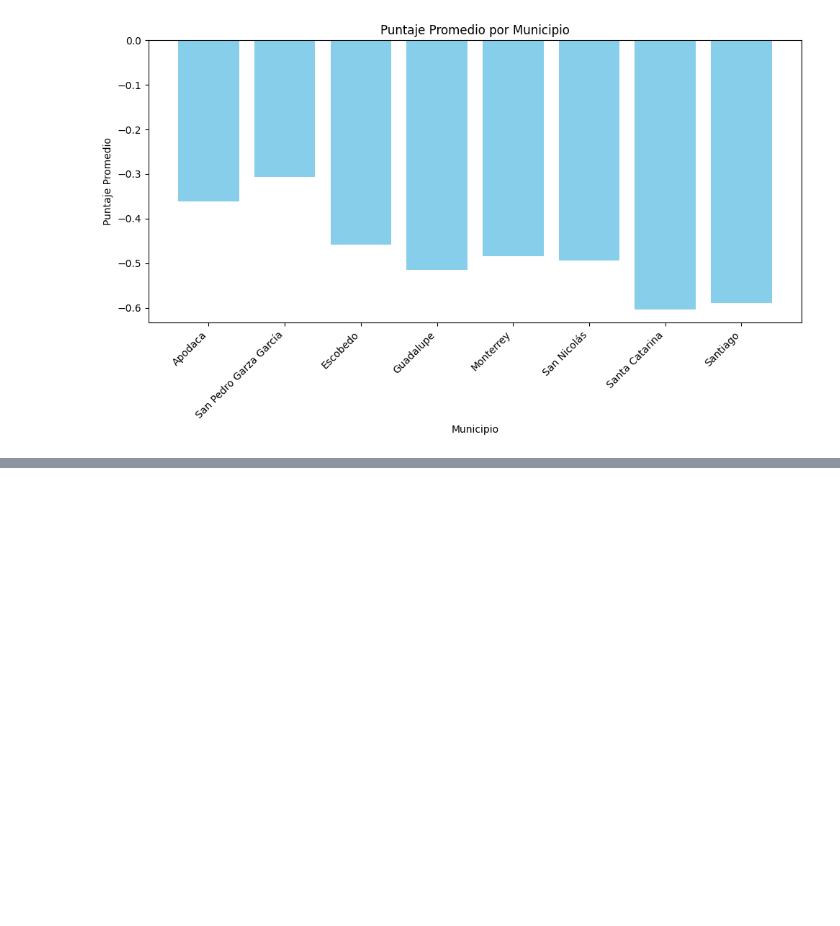
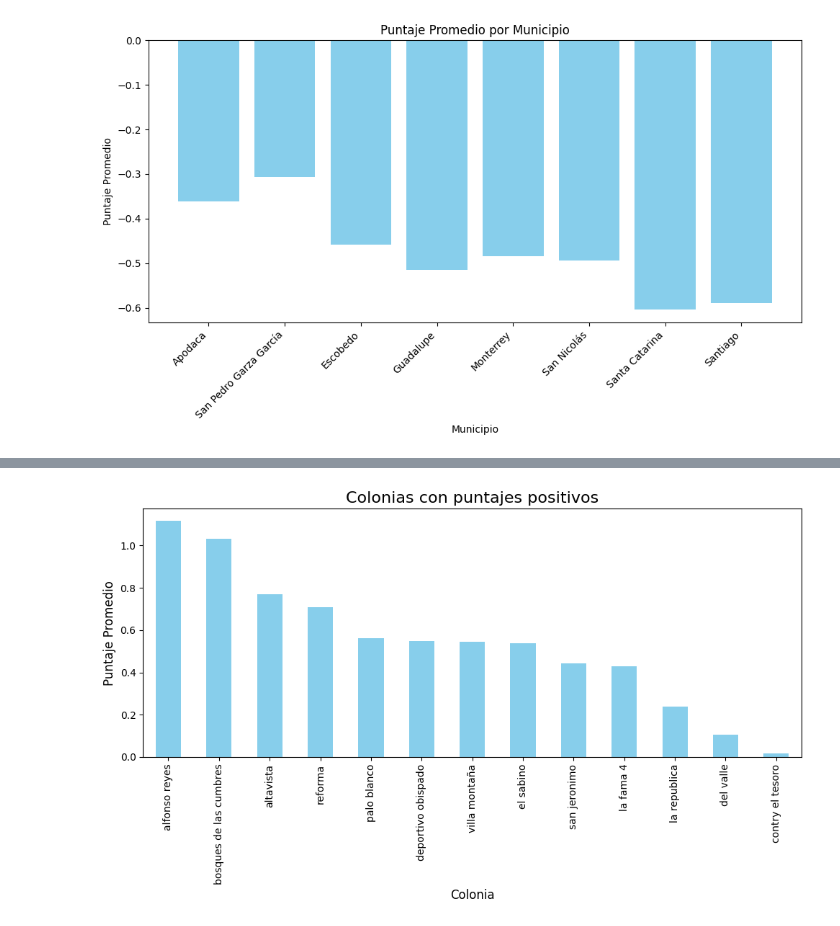
Before and after one commit to danips390/Riesgos_Urbanos_NLP, a Jupyter notebook: geolocalizacion.ipynb, the cells around one changed output, grey strips where cells are left out. Cells and saved outputs as stored; diff of their text form; code cells hidden in the pictures; blank space fills up the shorter version.

```diff
--- a/geolocalizacion.ipynb
+++ b/geolocalizacion.ipynb
@@ -171,0 +173,29 @@ plt.show()
+# %%
+import matplotlib.pyplot as plt
+
+# Agrupar por colonia y calcular el puntaje promedio para cada una
+puntaje_por_colonia = colonias.groupby('colonia')['Puntaje'].mean()
+
+# Filtrar colonias con puntaje promedio mayor a 0
+puntaje_por_colonia = puntaje_por_colonia[puntaje_por_colonia > 0]
+
+# Ordenar los valores de mayor a menor
+puntaje_por_colonia = puntaje_por_colonia.sort_values(ascending=False)
+
+# Crear un gráfico de barras para representar la correlación colonia-puntaje
+plt.figure(figsize=(10,6))
+puntaje_por_colonia.plot(kind='bar', color='skyblue')
+
+# Añadir etiquetas y título
+plt.title('Colonias con puntajes positivos', fontsize=16)
+plt.xlabel('Colonia', fontsize=12)
+plt.ylabel('Puntaje Promedio', fontsize=12)
+
+# Rotar las etiquetas en el eje X
+plt.xticks(rotation=90)
+
+# Mostrar el gráfico
+plt.tight_layout()
+plt.show()
+# %% [output]
+[figure, added]
```
Also changed, not shown: parts of 10 cells of this notebook.
